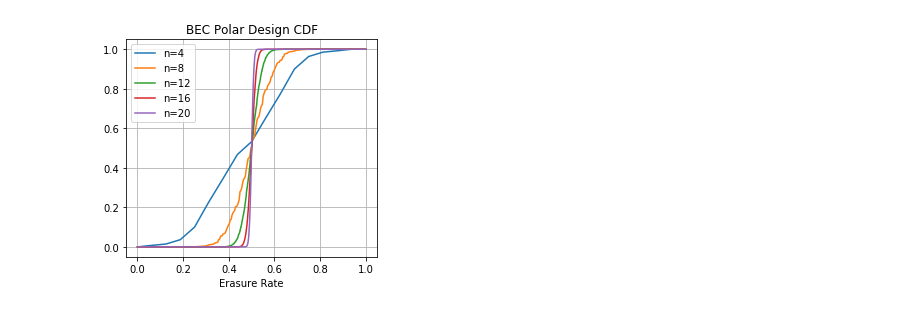
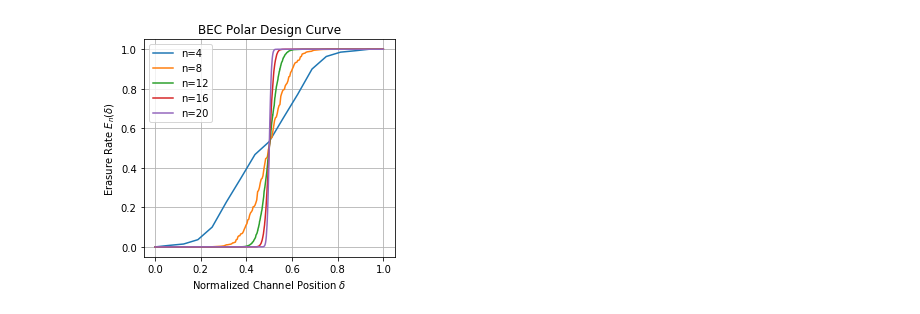
Before and after one commit to henrypfister/polar_intro, a Jupyter notebook: code/python/polar_test.ipynb, the cells around one changed output. Drawn from its saved outputs; the diff is of its cells as text; code cells hidden in the pictures.

```diff
--- a/code/python/polar_test.ipynb
+++ b/code/python/polar_test.ipynb
@@ -22,17 +58,17 @@ plt.show()
 # %%
 # Plot polarization with length for BEC
 e = 0.5
 plt.figure(figsize=(4.5,4))
 for n in range(4,21,4):
     E = polar_bec(n,e)
     plt.plot(np.arange(2**n)/2**n,np.sort(E),label='n=%d'% n)
 
-plt.title('BEC Polar Design CDF')
-plt.xlabel("Erasure Rate")
-#plt.ylabel("Fraction")
+plt.title('BEC Polar Design Curve')
+plt.ylabel("Erasure Rate $E_n (\delta)$")
+plt.xlabel("Normalized Channel Position $\delta$")
 plt.grid()
 plt.legend()
 #plt.savefig("bec_cdf.pdf", format="pdf", bbox_inches="tight")
 plt.show()
 # %% [output]
-[figure, old version]
+[figure, new version]
```
Also changed, not shown: parts of 5 cells of this notebook, 2 other files.
